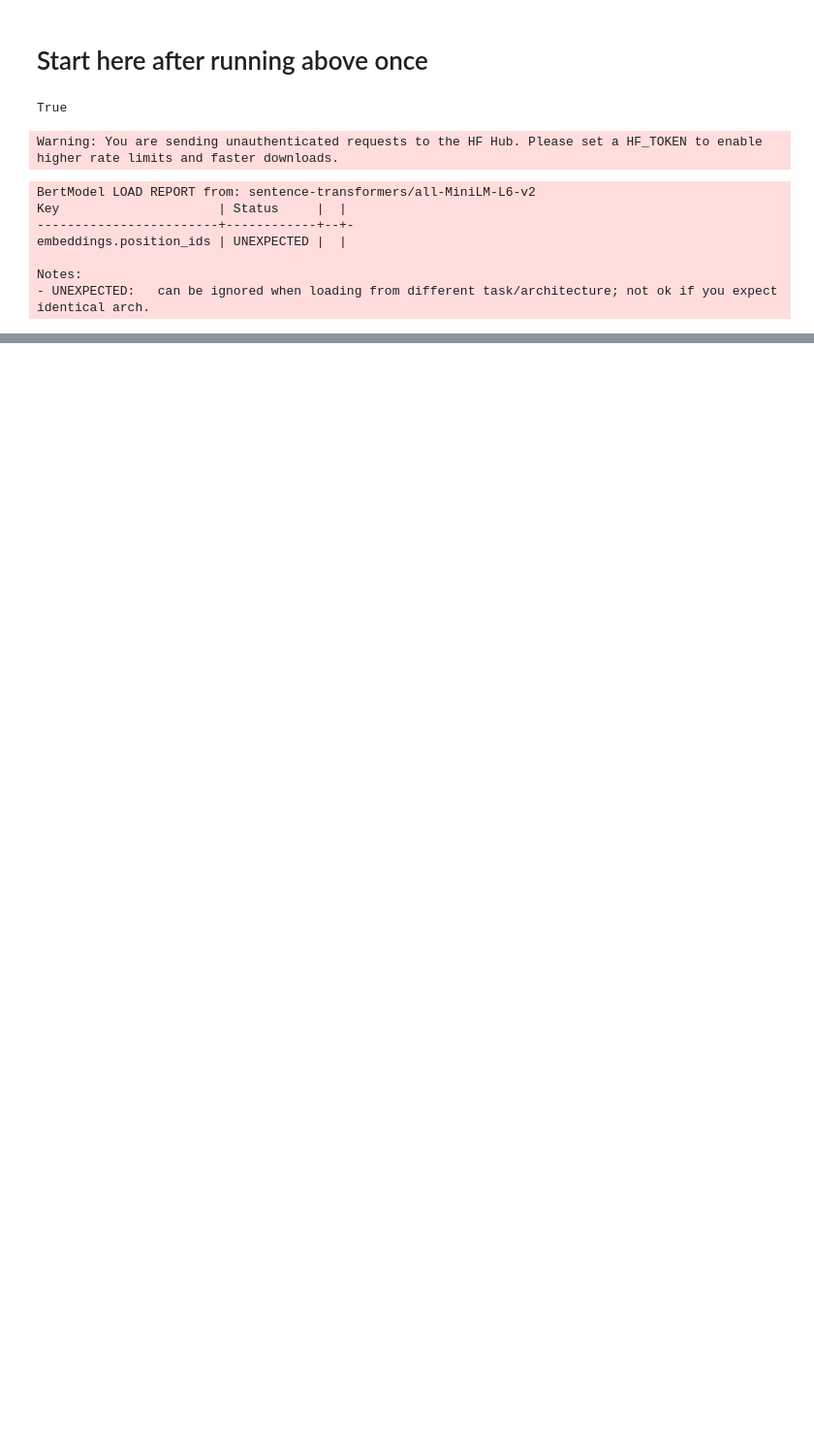
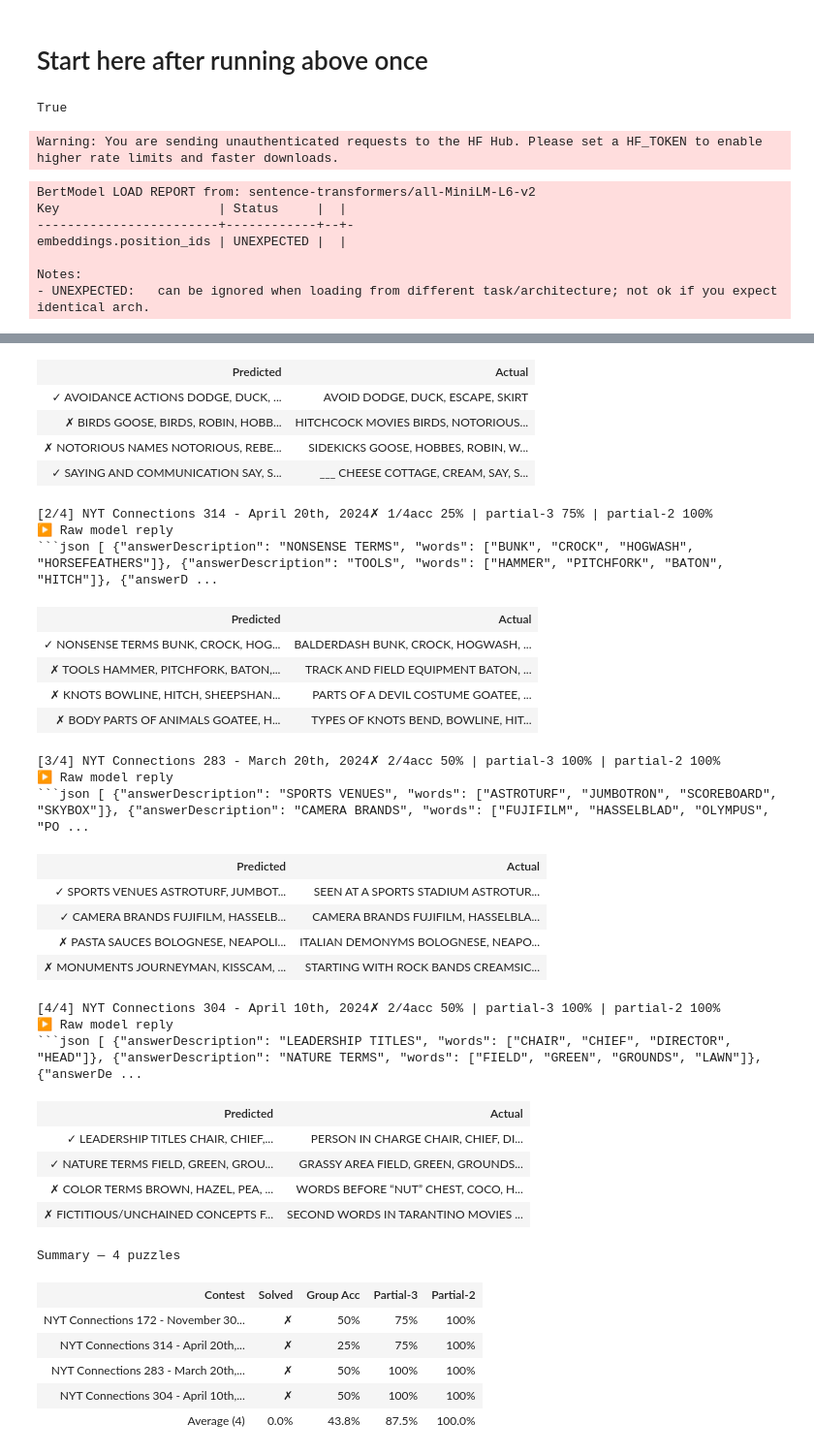
Before and after one commit to anantsahoo/nyt-connections-rag, a Jupyter notebook: notebooks/rag.ipynb, the cells around one changed output, grey strips where cells are left out. Shown at 97% size. Cells and saved outputs as stored; diff of their text form; code cells hidden in the pictures; blank space fills up the shorter version.

````diff
--- a/notebooks/rag.ipynb
+++ b/notebooks/rag.ipynb
@@ -99,14 +101,14 @@ def normalize(vectors):
     norms = np.linalg.norm(vectors, axis=1, keepdims=True)
     return vectors / norms
 
-def search(query, k=5):
+def search(query, k=2):
 
     query_vec = normalize(model.encode([query]))
     distances, indices = index.search(query_vec, k)
 
     results = []
     for i in indices[0]:
-        results.append((documents[i], metadata[i]))
+        results.append(documents[i])
 
     return results
 # %%
@@ -217,0 +435,6 @@ display(output_area)
+# %%
+_NYT_CONNECTION_FILE = "../data/ConnectionsFinalDataset.json"
+#_NYT_CONNECTION_FILE = '/home/vgupta8/cs429/nyt-connections-rag/data/ConnectionsFinalDataset.json'
+_DIFFICULTY = 4
+_GAME_DATE = ""
+_NUMBER_OF_CONNECTIONS = 4
@@ -217,0 +676,6 @@ display(output_area)
+# %%
+scores_rag, summary_rag = evaluate_run(
+    raw_replies_with_rag,
+    all_actual_with_rag,
+)
+# %% [output]
@@ -217,0 +686,36 @@ display(output_area)
+| Predicted | Actual |
+| ✓ AVOIDANCE ACTIONS DODGE, DUCK, ... | AVOID DODGE, DUCK, ESCAPE, SKIRT |
+| ✗ BIRDS GOOSE, BIRDS, ROBIN, HOBB... | HITCHCOCK MOVIES BIRDS, NOTORIOUS... |
+| ✗ NOTORIOUS NAMES NOTORIOUS, REBE... | SIDEKICKS GOOSE, HOBBES, ROBIN, W... |
+| ✓ SAYING AND COMMUNICATION SAY, S... | ___ CHEESE COTTAGE, CREAM, SAY, S... |
+[2/4] NYT Connections 314 - April 20th, 2024✗ 1/4acc 25% | partial-3 75% | partial-2 100%
+▶ Raw model reply
+```json [ {"answerDescription": "NONSENSE TERMS", "words": ["BUNK", "CROCK", "HOGWASH", "HORSEFEATHERS"]}, {"answerDescription": "TOOLS", "words": ["HAMMER", "PITCHFORK", "BATON", "HITCH"]}, {"answerD ...
+| Predicted | Actual |
+| ✓ NONSENSE TERMS BUNK, CROCK, HOG... | BALDERDASH BUNK, CROCK, HOGWASH, ... |
+| ✗ TOOLS HAMMER, PITCHFORK, BATON,... | TRACK AND FIELD EQUIPMENT BATON, ... |
+| ✗ KNOTS BOWLINE, HITCH, SHEEPSHAN... | PARTS OF A DEVIL COSTUME GOATEE, ... |
+| ✗ BODY PARTS OF ANIMALS GOATEE, H... | TYPES OF KNOTS BEND, BOWLINE, HIT... |
+[3/4] NYT Connections 283 - March 20th, 2024✗ 2/4acc 50% | partial-3 100% | partial-2 100%
+▶ Raw model reply
+```json [ {"answerDescription": "SPORTS VENUES", "words": ["ASTROTURF", "JUMBOTRON", "SCOREBOARD", "SKYBOX"]}, {"answerDescription": "CAMERA BRANDS", "words": ["FUJIFILM", "HASSELBLAD", "OLYMPUS", "PO ...
+| Predicted | Actual |
+| ✓ SPORTS VENUES ASTROTURF, JUMBOT... | SEEN AT A SPORTS STADIUM ASTROTUR... |
+| ✓ CAMERA BRANDS FUJIFILM, HASSELB... | CAMERA BRANDS FUJIFILM, HASSELBLA... |
+| ✗ PASTA SAUCES BOLOGNESE, NEAPOLI... | ITALIAN DEMONYMS BOLOGNESE, NEAPO... |
+| ✗ MONUMENTS JOURNEYMAN, KISSCAM, ... | STARTING WITH ROCK BANDS CREAMSIC... |
+[4/4] NYT Connections 304 - April 10th, 2024✗ 2/4acc 50% | partial-3 100% | partial-2 100%
+▶ Raw model reply
+```json [ {"answerDescription": "LEADERSHIP TITLES", "words": ["CHAIR", "CHIEF", "DIRECTOR", "HEAD"]}, {"answerDescription": "NATURE TERMS", "words": ["FIELD", "GREEN", "GROUNDS", "LAWN"]}, {"answerDe ...
+| Predicted | Actual |
+| ✓ LEADERSHIP TITLES CHAIR, CHIEF,... | PERSON IN CHARGE CHAIR, CHIEF, DI... |
+| ✓ NATURE TERMS FIELD, GREEN, GROU... | GRASSY AREA FIELD, GREEN, GROUNDS... |
+| ✗ COLOR TERMS BROWN, HAZEL, PEA, ... | WORDS BEFORE “NUT” CHEST, COCO, H... |
+| ✗ FICTITIOUS/UNCHAINED CONCEPTS F... | SECOND WORDS IN TARANTINO MOVIES ... |
+Summary — 4 puzzles
+| Contest | Solved | Group Acc | Partial-3 | Partial-2 |
+| NYT Connections 172 - November 30... | ✗ | 50% | 75% | 100% |
+| NYT Connections 314 - April 20th,... | ✗ | 25% | 75% | 100% |
+| NYT Connections 283 - March 20th,... | ✗ | 50% | 100% | 100% |
+| NYT Connections 304 - April 10th,... | ✗ | 50% | 100% | 100% |
+| Average (4) | 0.0% | 43.8% | 87.5% | 100.0% |
````
Also changed, not shown: parts of 9 cells of this notebook.
